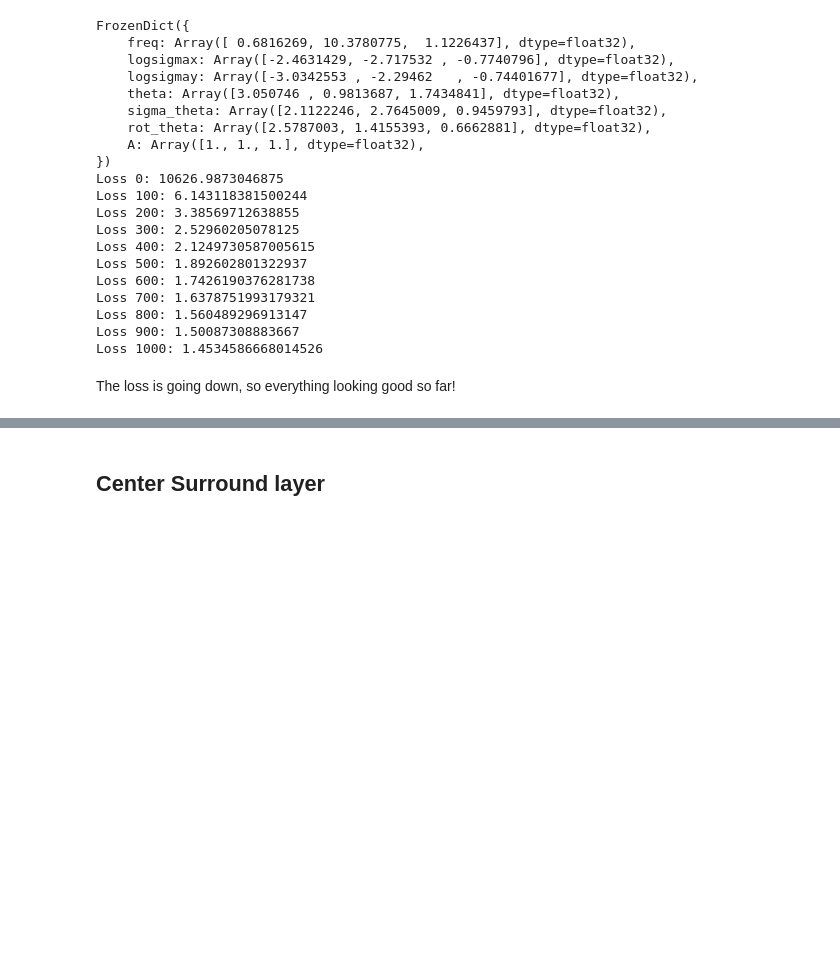
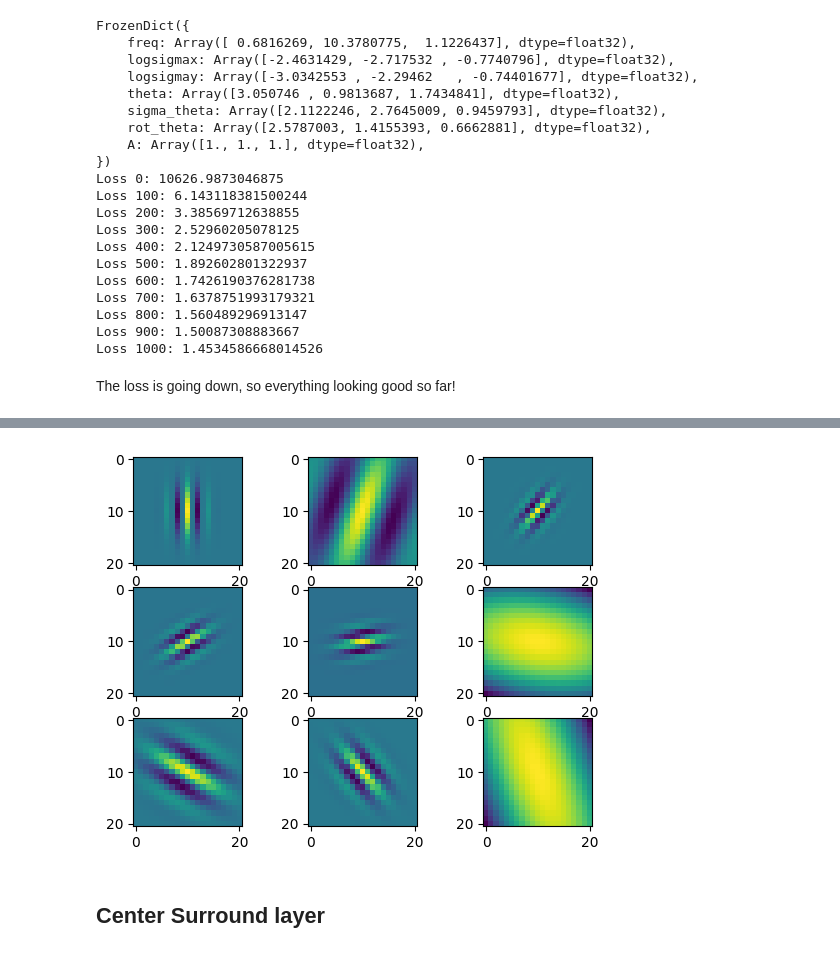
Before and after one commit to Jorgvt/fxlayers, a Jupyter notebook: Notebooks/00_layers.ipynb, the cells around one changed output, grey strips where cells are left out. Cells and saved outputs as stored; diff of their text form; code cells hidden in the pictures; blank space fills up the shorter version.

Commit message:
:sparkles: Added Free Gabor Layer with logsigma

```diff
--- a/Notebooks/00_layers.ipynb
+++ b/Notebooks/00_layers.ipynb
@@ -688,0 +805,7 @@ The loss is going down, so everything looking good so far!
+# %%
+key1, key2 = random.split(random.PRNGKey(0), 2)
+x = random.normal(key1, shape=(28,28,3))
+model = GaborLayerLogSigma(features=3, kernel_size=21, fs=21)
+variables = model.init(key2, x)
+state, params = variables.pop("params")
+print("Parameter shapes: ", jax.tree_util.tree_map(lambda x: x.shape, params))
@@ -689,3 +820,16 @@ The loss is going down, so everything looking good so far!
+# %%
+#| eval: false
+import matplotlib.pyplot as plt
+kernel = model.return_kernel(params, c_in=3)
+fig, axes = plt.subplots(*kernel.shape[-2:])
+# for k, sigmax, sigmay, ax in zip(rearrange(kernel, "kx ky cin cout -> (cin cout) kx ky"), params["sigmax"], params["sigmay"], axes):
+for i, axs in enumerate(axes):
+    for j, ax in enumerate(axs):
+        ax.imshow(kernel[:,:,i,j])
+    # ax.set_title(f"{sigmax:.2f}, {sigmay:.2f}")
+plt.show()
+# %% [output]
+[figure, added]
 # %% [markdown]
 ## Center Surround layer
 # %%
```
Also changed, not shown: parts of 2 cells of this notebook, 2 other files.
